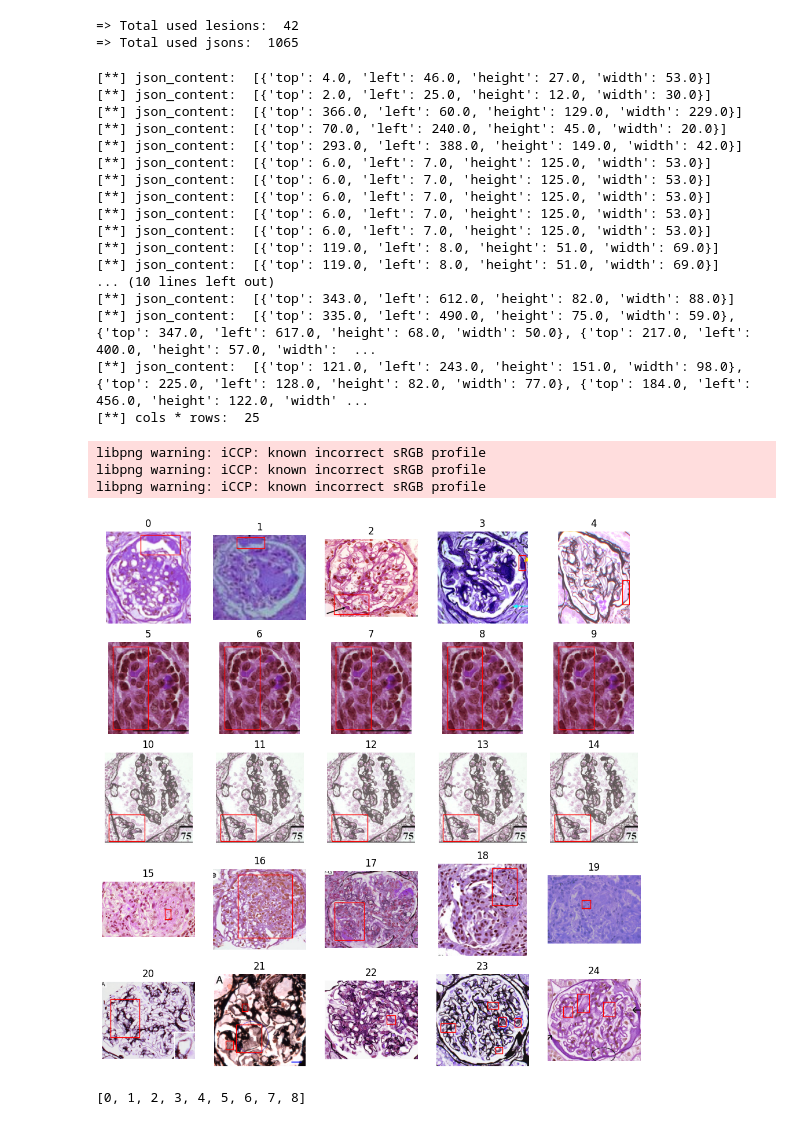
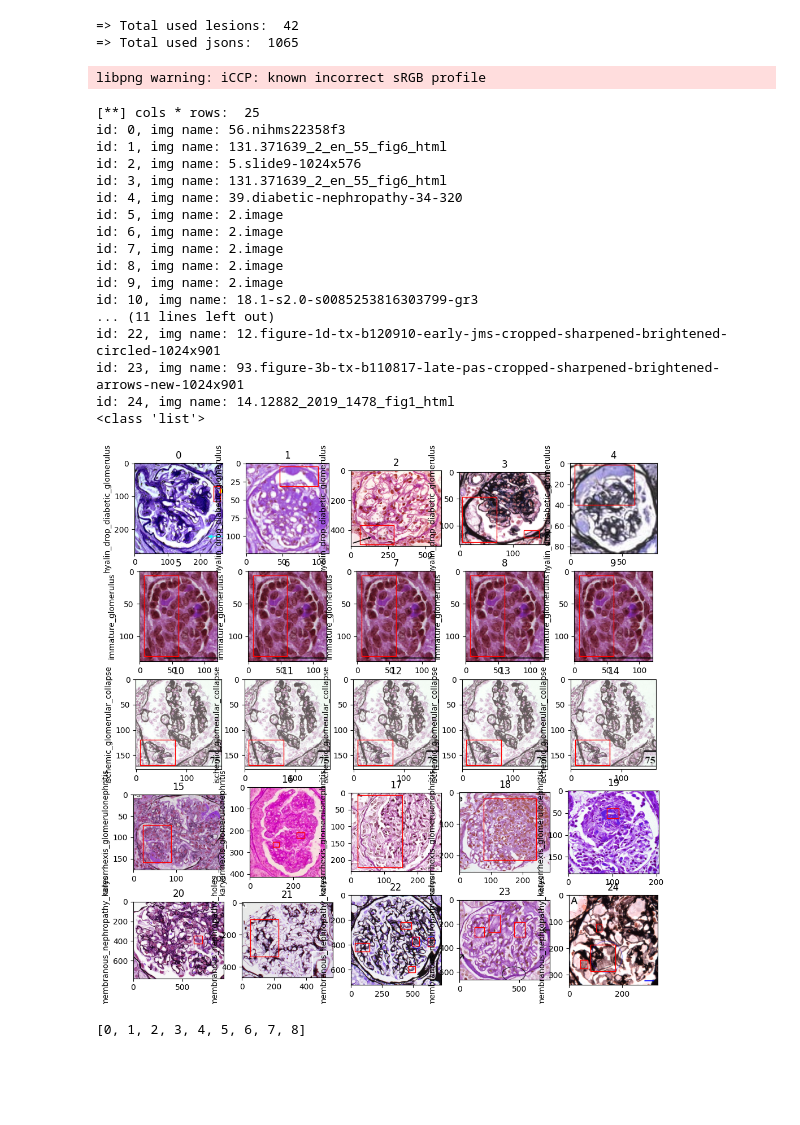
Before and after one commit to huyvquoc/labo, a Jupyter notebook: my_utils/ipynbs/glomchat_info.ipynb, the cells around one changed output. Drawn from its saved outputs; the diff is of its cells as text; code cells hidden in the pictures; blank space fills up the shorter version.

Commit message:
can plotting bbox annotation

```diff
--- a/my_utils/ipynbs/glomchat_info.ipynb
+++ b/my_utils/ipynbs/glomchat_info.ipynb
@@ -861,6 +864,7 @@ chosen_lesion_names = all_lesion_names[start_number:start_number + select_number
 # randomly choose 5 images having json for each chosen lesion
 list_of_chosen_images = []
 list_of_corr_bboxes = []
+list_of_img_names = []
 for chosen_lesion_name in chosen_lesion_names:
     cur_list_of_jsons = np.array(new_dict_of_mapping_from_lesion_to_list_of_jsons[chosen_lesion_name])
     if len(cur_list_of_jsons) < select_number:
@@ -878,56 +882,60 @@ for chosen_lesion_name in chosen_lesion_names:
     chosen_json_names = cur_list_of_jsons[randomly_chosen_indices]
     corr_img_names = [''.join([chosen_json_name.rsplit('/', 1)[-1].rsplit('.', 1)[0], '.png']) for chosen_json_name in chosen_json_names]
 
     for rnd_idx, chosen_json_name in enumerate(chosen_json_names):
         json_path = os.path.join(chosen_json_name)
         img_path = os.path.join(GLOM_REFINE_LABO_PATH, ''.join([chosen_lesion_name, '_', corr_img_names[rnd_idx]]))
         with open(json_path) as json_pointer:
             json_content = json.load(json_pointer)
-            print('[**] json_content: ', json_content)
+            # print('[**] json_content: ', json_content)
 
+        list_of_img_names.append(corr_img_names[rnd_idx])
         list_of_corr_bboxes.append(json_content)
         list_of_chosen_images.append(cv2.imread(img_path))
 
 
 figure = plt.figure(figsize=(12, 12))
 cols, rows = 5, 5
 print('[**] cols * rows: ', cols * rows)
 for i in range(0, cols * rows):
     ax = figure.add_subplot(rows, cols, i+1)
     plt.title(f'{str(i)}')
-    plt.axis("off")
+    # plt.axis("off")
     plt.imshow(list_of_chosen_images[i], cmap="gray")
 
+    real_img_name = map_json_content[list_of_img_names[i].rsplit('.', 1)[0].rsplit('-', 1)[0]]
+    print(f'id: {i}, img name: {real_img_name}')
     for bbox_coord in list_of_corr_bboxes[i]:
         x = bbox_coord['left']
         y = bbox_coord['top']
         width = bbox_coord['width']
         height = bbox_coord['height']
         rect = patches.Rectangle((x, y), width, height, linewidth=1, edgecolor='r', facecolor='none')
         ax.add_patch(rect)
+    ax.set_ylabel(chosen_lesion_names[int(i/cols)])
+
+print(type(chosen_lesion_names))
 plt.show()
 # %% [output]
-[**] json_content:  [{'top': 4.0, 'left': 46.0, 'height': 27.0, 'width': 53.0}]
-[**] json_content:  [{'top': 2.0, 'left': 25.0, 'height': 12.0, 'width': 30.0}]
-[**] json_content:  [{'top': 366.0, 'left': 60.0, 'height': 129.0, 'width': 229.0}]
-[**] json_content:  [{'top': 70.0, 'left': 240.0, 'height': 45.0, 'width': 20.0}]
-[**] json_content:  [{'top': 293.0, 'left': 388.0, 'height': 149.0, 'width': 42.0}]
-[**] json_content:  [{'top': 6.0, 'left': 7.0, 'height': 125.0, 'width': 53.0}]
-[**] json_content:  [{'top': 6.0, 'left': 7.0, 'height': 125.0, 'width': 53.0}]
-[**] json_content:  [{'top': 6.0, 'left': 7.0, 'height': 125.0, 'width': 53.0}]
-[**] json_content:  [{'top': 6.0, 'left': 7.0, 'height': 125.0, 'width': 53.0}]
-[**] json_content:  [{'top': 6.0, 'left': 7.0, 'height': 125.0, 'width': 53.0}]
-[**] json_content:  [{'top': 119.0, 'left': 8.0, 'height': 51.0, 'width': 69.0}]
-[**] json_content:  [{'top': 119.0, 'left': 8.0, 'height': 51.0, 'width': 69.0}]
-... (10 lines left out)
-[**] json_content:  [{'top': 343.0, 'left': 612.0, 'height': 82.0, 'width': 88.0}]
-[**] json_content:  [{'top': 335.0, 'left': 490.0, 'height': 75.0, 'width': 59.0}, {'top': 347.0, 'left': 617.0, 'height': 68.0, 'width': 50.0}, {'top': 217.0, 'left': 400.0, 'height': 57.0, 'width':  ...
-[**] json_content:  [{'top': 121.0, 'left': 243.0, 'height': 151.0, 'width': 98.0}, {'top': 225.0, 'left': 128.0, 'height': 82.0, 'width': 77.0}, {'top': 184.0, 'left': 456.0, 'height': 122.0, 'width' ...
-[**] cols * rows:  25
+libpng warning: iCCP: known incorrect sRGB profile
-libpng warning: iCCP: known incorrect sRGB profile
-libpng warning: iCCP: known incorrect sRGB profile
-libpng warning: iCCP: known incorrect sRGB profile
+[**] cols * rows:  25
+id: 0, img name: 56.nihms22358f3
+id: 1, img name: 131.371639_2_en_55_fig6_html
+id: 2, img name: 5.slide9-1024x576
+id: 3, img name: 131.371639_2_en_55_fig6_html
+id: 4, img name: 39.diabetic-nephropathy-34-320
+id: 5, img name: 2.image
+id: 6, img name: 2.image
+id: 7, img name: 2.image
+id: 8, img name: 2.image
+id: 9, img name: 2.image
+id: 10, img name: 18.1-s2.0-s0085253816303799-gr3
+... (11 lines left out)
+id: 22, img name: 12.figure-1d-tx-b120910-early-jms-cropped-sharpened-brightened-circled-1024x901
+id: 23, img name: 93.figure-3b-tx-b110817-late-pas-cropped-sharpened-brightened-arrows-new-1024x901
+id: 24, img name: 14.12882_2019_1478_fig1_html
+<class 'list'>
-[figure, old version]
+[figure, new version]
 # %%
 list(range(9))
 # %% [output]
```
Also changed, not shown: parts of 2 cells of this notebook.
